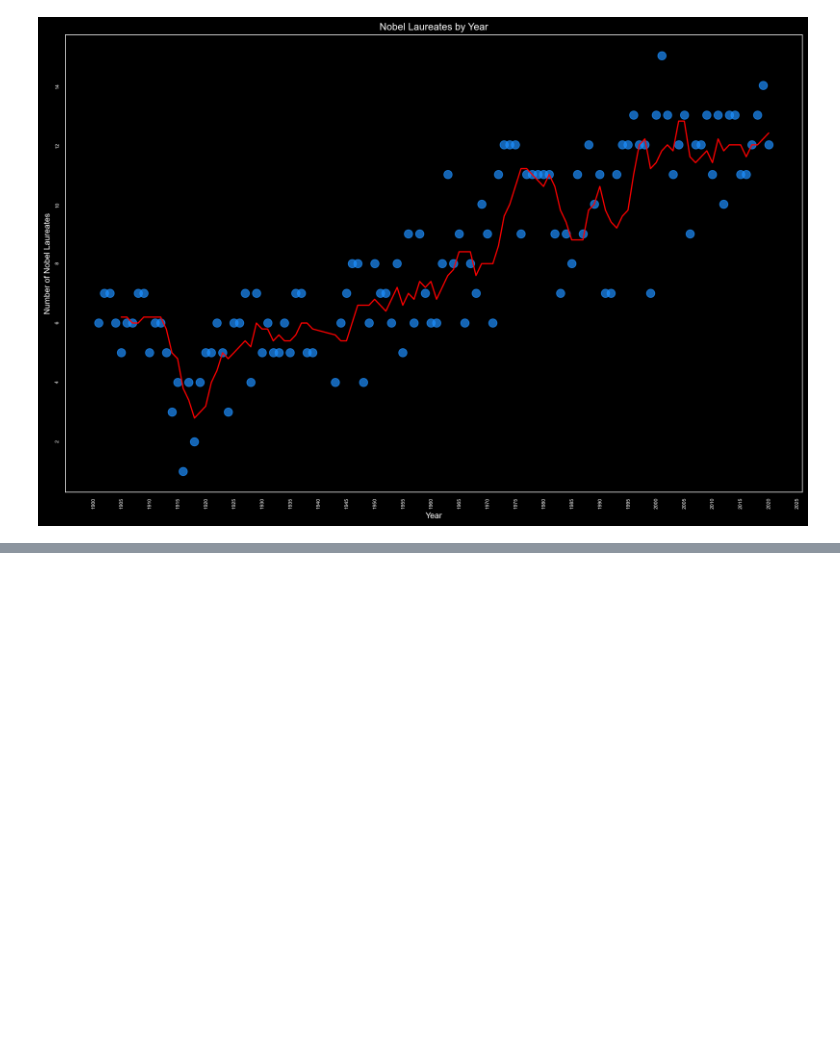
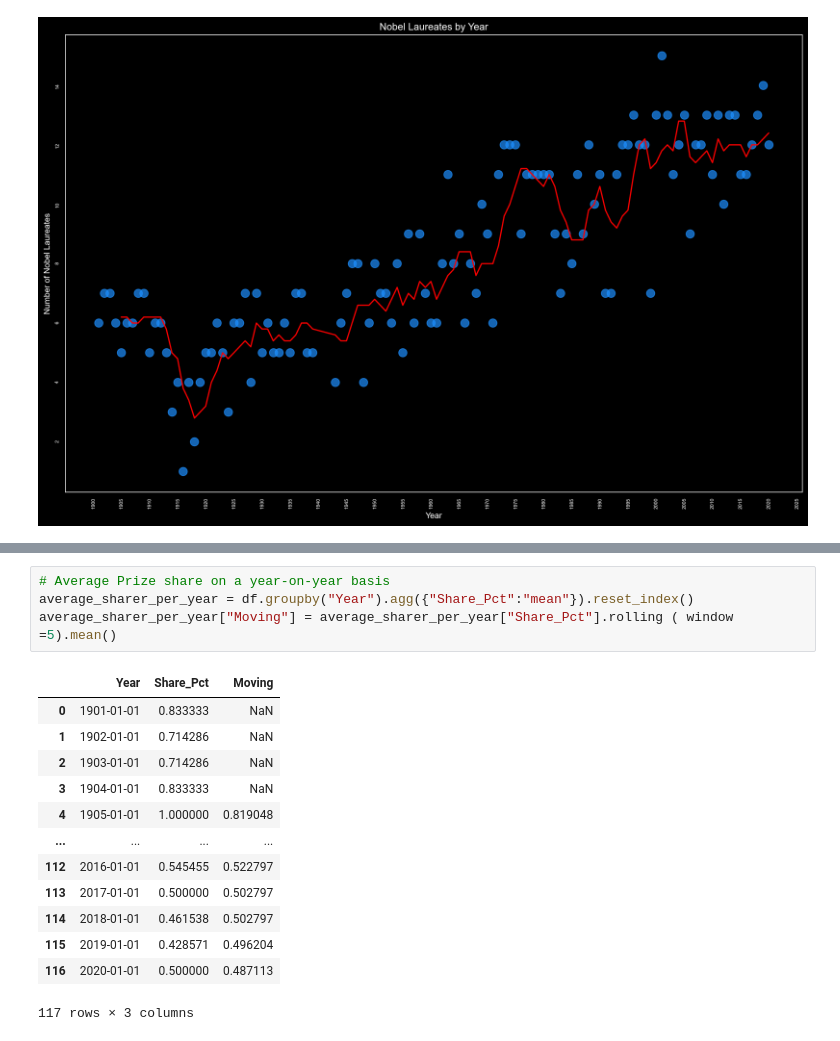
Before and after one commit to shane-221/Python_Basics, a Jupyter notebook: 09_Advanced-Data_Analysis(Pandas-Plotly-Seaborn)/79_Matplotlib_Pandas_Seaborn/main.ipynb, the cells around one changed output, grey strips where cells are left out. Drawn from its saved outputs; the diff is of its cells as text; blank space fills up the shorter version.

```diff
--- a/09_Advanced-Data_Analysis(Pandas-Plotly-Seaborn)/79_Matplotlib_Pandas_Seaborn/main.ipynb
+++ b/09_Advanced-Data_Analysis(Pandas-Plotly-Seaborn)/79_Matplotlib_Pandas_Seaborn/main.ipynb
@@ -294,0 +303,18 @@ plt.show()
+# %%
+# Average Prize share on a year-on-year basis
+average_sharer_per_year = df.groupby("Year").agg({"Share_Pct":"mean"}).reset_index()
+average_sharer_per_year["Moving"] = average_sharer_per_year["Share_Pct"].rolling ( window =5).mean()
+# %% [output]
+|  | Year | Share_Pct | Moving |
+| 0 | 1901-01-01 | 0.833333 | NaN |
+| 1 | 1902-01-01 | 0.714286 | NaN |
+| 2 | 1903-01-01 | 0.714286 | NaN |
+| 3 | 1904-01-01 | 0.833333 | NaN |
+| 4 | 1905-01-01 | 1.000000 | 0.819048 |
+| ... | ... | ... | ... |
+| 112 | 2016-01-01 | 0.545455 | 0.522797 |
+| 113 | 2017-01-01 | 0.500000 | 0.502797 |
+| 114 | 2018-01-01 | 0.461538 | 0.502797 |
+| 115 | 2019-01-01 | 0.428571 | 0.496204 |
+| 116 | 2020-01-01 | 0.500000 | 0.487113 |
+117 rows × 3 columns
```
Also changed, not shown: parts of 11 cells of this notebook.
